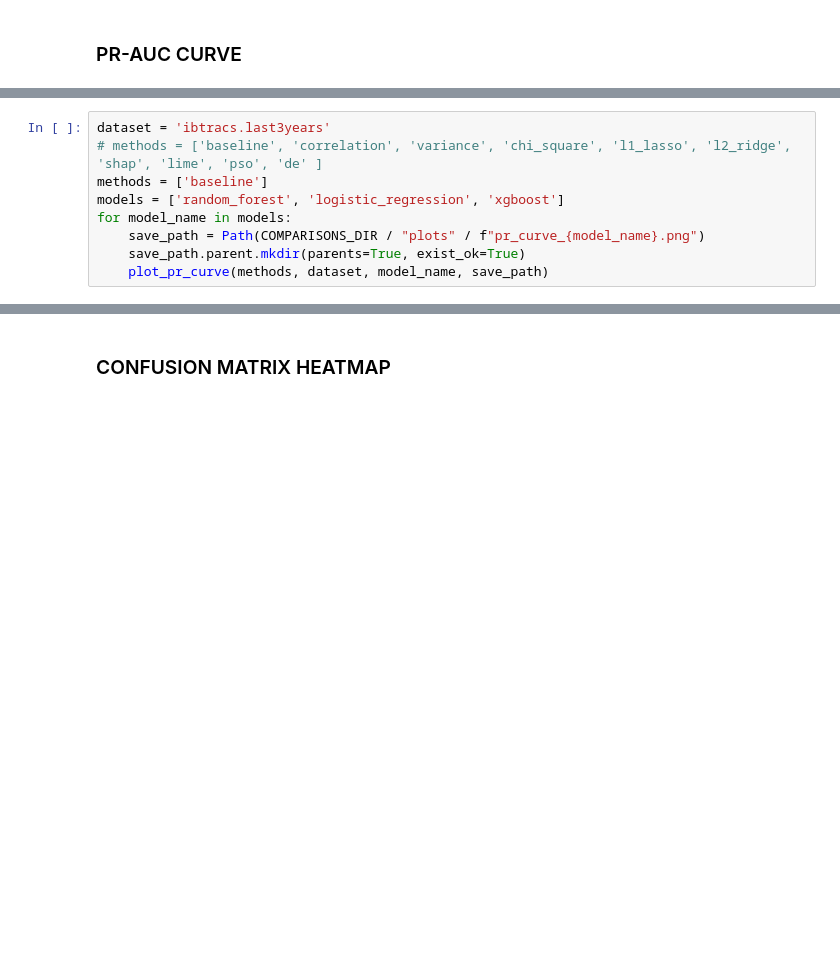
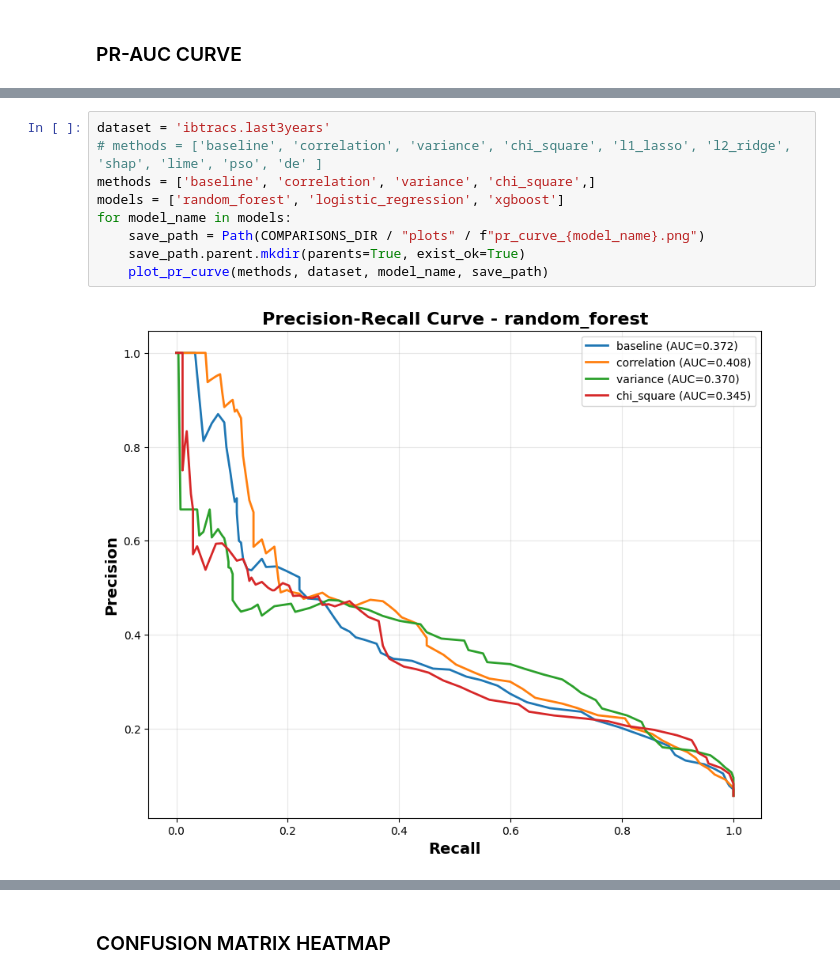
Before and after one commit to anitarazafi/feature-selection, a Jupyter notebook: notebooks/07_visualizations.ipynb, the cells around one changed output, grey strips where cells are left out. Cells and saved outputs as stored; diff of their text form; blank space fills up the shorter version.

```diff
--- a/notebooks/07_visualizations.ipynb
+++ b/notebooks/07_visualizations.ipynb
@@ -164,9 +188,11 @@ def plot_pr_curve(methods, dataset, model, save_path=None):
 # %%
 dataset = 'ibtracs.last3years'
 # methods = ['baseline', 'correlation', 'variance', 'chi_square', 'l1_lasso', 'l2_ridge', 'shap', 'lime', 'pso', 'de' ]
-methods = ['baseline']
+methods = ['baseline', 'correlation', 'variance', 'chi_square',]
 models = ['random_forest', 'logistic_regression', 'xgboost']
 for model_name in models:
     save_path = Path(COMPARISONS_DIR / "plots" / f"pr_curve_{model_name}.png")
     save_path.parent.mkdir(parents=True, exist_ok=True)
     plot_pr_curve(methods, dataset, model_name, save_path)
+# %% [output]
+[figure, added]
```
Also changed, not shown: parts of 13 cells of this notebook, 5 other files.
